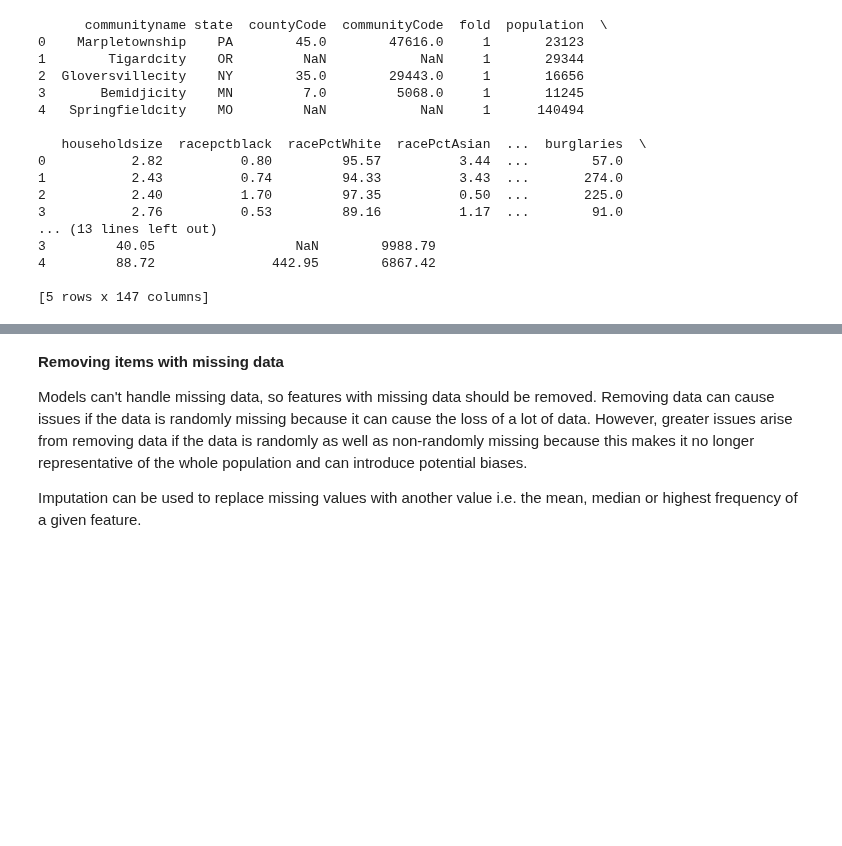
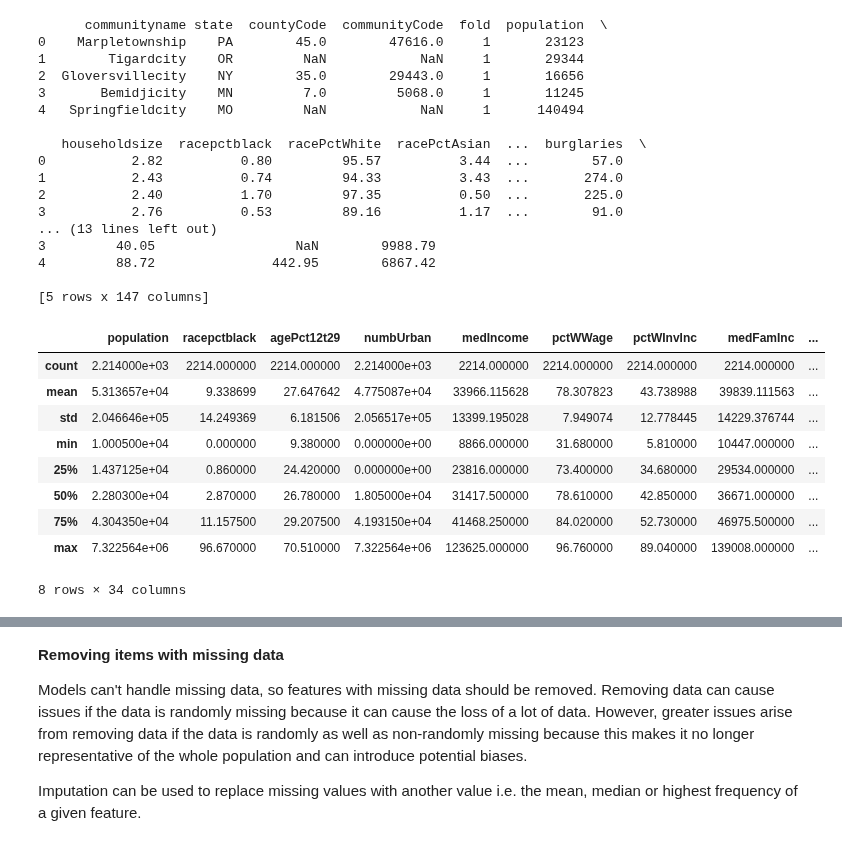
Before and after one commit to blueriver212/Crime_Prediction_ML, a Jupyter notebook: Preprocessing.ipynb, the cells around one changed output, grey strips where cells are left out. Drawn from its saved outputs; the diff is of its cells as text; code cells hidden in the pictures; blank space fills up the shorter version.

```diff
--- a/Preprocessing.ipynb
+++ b/Preprocessing.ipynb
@@ -76,4 +75,52 @@ print(data.head(5))
 4         88.72               442.95        6867.42
 
 [5 rows x 147 columns]
+# %%
+cols_final = ['population',
+ 'racepctblack',
+ 'agePct12t29',
+ 'numbUrban',
+ 'medIncome',
+ 'pctWWage',
+ 'pctWInvInc',
+ 'medFamInc',
+ 'perCapInc',
+ 'whitePerCap',
+ 'PctEmploy',
+ 'MalePctDivorce',
+ 'MalePctNevMarr',
+ 'TotalPctDiv',
+ 'PctKids2Par',
+ 'PctWorkMom',
+ 'NumImmig',
+ 'PctRecImmig8',
+ 'PctRecImmig10',
+ 'PctLargHouseOccup',
+ 'PersPerOccupHous',
+ 'PersPerRentOccHous',
+ 'PctPersOwnOccup',
+ 'PctPersDenseHous',
+ 'HousVacant',
+ 'PctHousOwnOcc',
+ 'OwnOccLowQuart',
+ 'OwnOccMedVal',
+ 'RentLowQ',
+ 'RentMedian',
+ 'MedRent',
+ 'MedOwnCostPctIncNoMtg',
+ 'NumStreet',
+ 'ViolentCrimesPerPop']
+data.drop(data.columns.difference(cols_final), 1, inplace=True) # drop all columns that are not in required list
+data.describe()
+# %% [output]
+|  | population | racepctblack | agePct12t29 | numbUrban | medIncome | pctWWage | pctWInvInc | medFamInc | ... |
+| count | 2.214000e+03 | 2214.000000 | 2214.000000 | 2.214000e+03 | 2214.000000 | 2214.000000 | 2214.000000 | 2214.000000 | ... |
+| mean | 5.313657e+04 | 9.338699 | 27.647642 | 4.775087e+04 | 33966.115628 | 78.307823 | 43.738988 | 39839.111563 | ... |
+| std | 2.046646e+05 | 14.249369 | 6.181506 | 2.056517e+05 | 13399.195028 | 7.949074 | 12.778445 | 14229.376744 | ... |
+| min | 1.000500e+04 | 0.000000 | 9.380000 | 0.000000e+00 | 8866.000000 | 31.680000 | 5.810000 | 10447.000000 | ... |
+| 25% | 1.437125e+04 | 0.860000 | 24.420000 | 0.000000e+00 | 23816.000000 | 73.400000 | 34.680000 | 29534.000000 | ... |
+| 50% | 2.280300e+04 | 2.870000 | 26.780000 | 1.805000e+04 | 31417.500000 | 78.610000 | 42.850000 | 36671.000000 | ... |
+| 75% | 4.304350e+04 | 11.157500 | 29.207500 | 4.193150e+04 | 41468.250000 | 84.020000 | 52.730000 | 46975.500000 | ... |
+| max | 7.322564e+06 | 96.670000 | 70.510000 | 7.322564e+06 | 123625.000000 | 96.760000 | 89.040000 | 139008.000000 | ... |
+8 rows × 34 columns
 # %%
```
Also changed, not shown: parts of 26 cells of this notebook.
